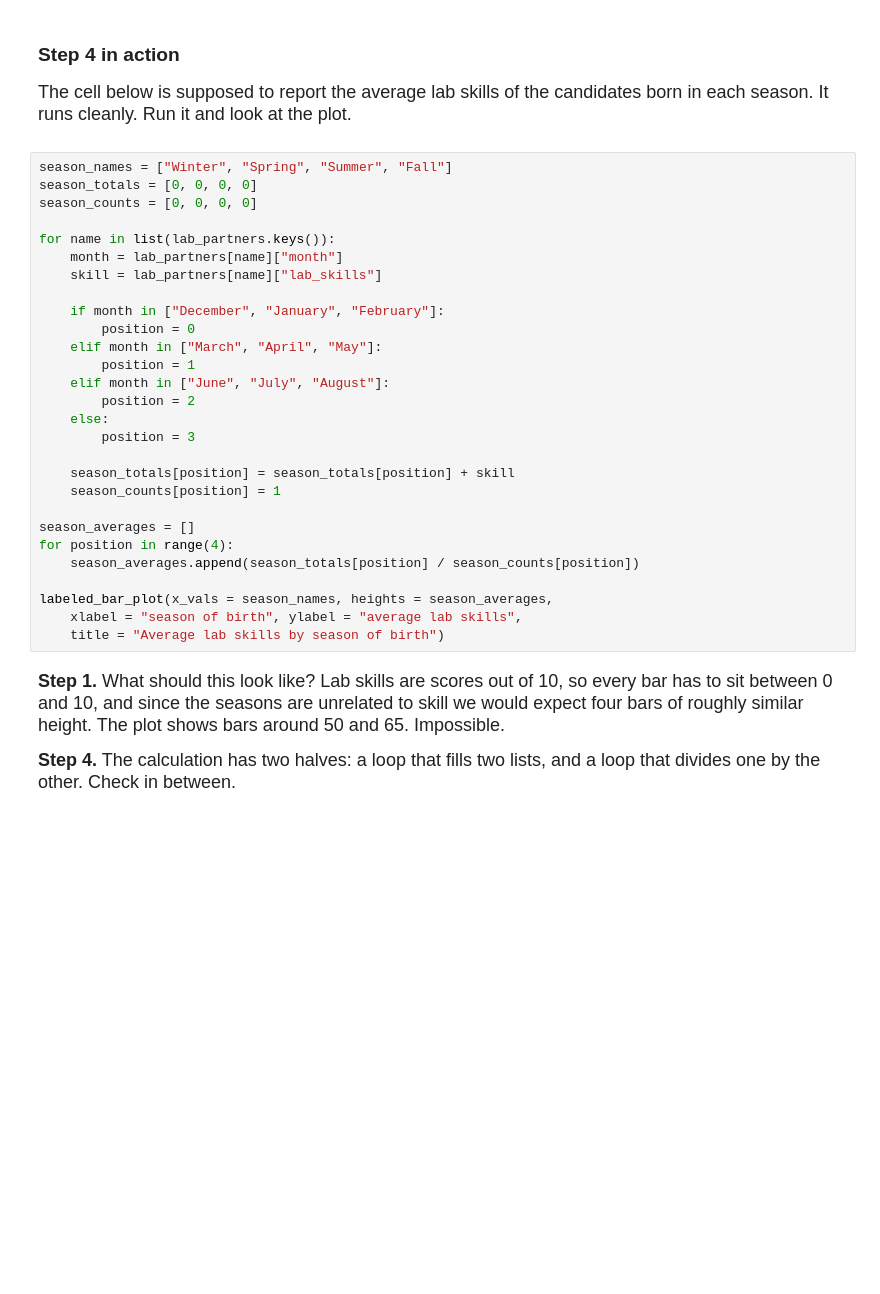
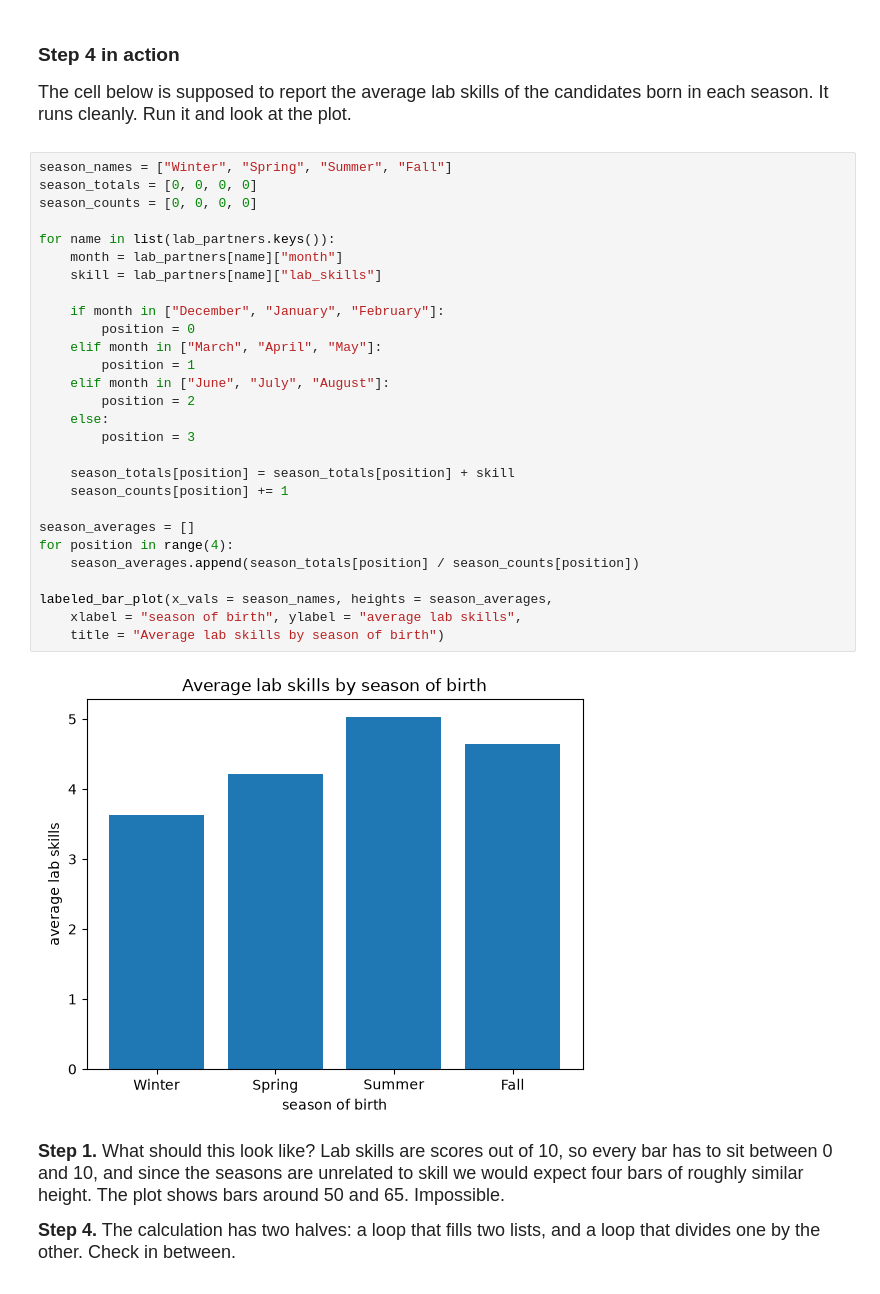
Before and after one commit to koeypan/datasci185fall2026, a Jupyter notebook: Lecture_13_Silent_Errors/Lecture13 copy.ipynb, the cells around one changed output. Drawn from its saved outputs; the diff is of its cells as text; blank space fills up the shorter version.

```diff
--- a/Lecture_13_Silent_Errors/Lecture13 copy.ipynb
+++ b/Lecture_13_Silent_Errors/Lecture13 copy.ipynb
@@ -731,31 +769,33 @@ The cell below is supposed to report the average lab skills of the candidates bo
 # %%
 season_names = ["Winter", "Spring", "Summer", "Fall"]
 season_totals = [0, 0, 0, 0]
 season_counts = [0, 0, 0, 0]
 
 for name in list(lab_partners.keys()):
     month = lab_partners[name]["month"]
     skill = lab_partners[name]["lab_skills"]
 
     if month in ["December", "January", "February"]:
         position = 0
     elif month in ["March", "April", "May"]:
         position = 1
     elif month in ["June", "July", "August"]:
         position = 2
     else:
         position = 3
 
     season_totals[position] = season_totals[position] + skill
-    season_counts[position] = 1
+    season_counts[position] += 1
 
 season_averages = []
 for position in range(4):
     season_averages.append(season_totals[position] / season_counts[position])
 
 labeled_bar_plot(x_vals = season_names, heights = season_averages,
     xlabel = "season of birth", ylabel = "average lab skills",
     title = "Average lab skills by season of birth")
+# %% [output]
+[figure, added]
 # %% [markdown]
 <font size = "4">
 
```
Also changed, not shown: parts of 17 cells of this notebook, 3 other files.
